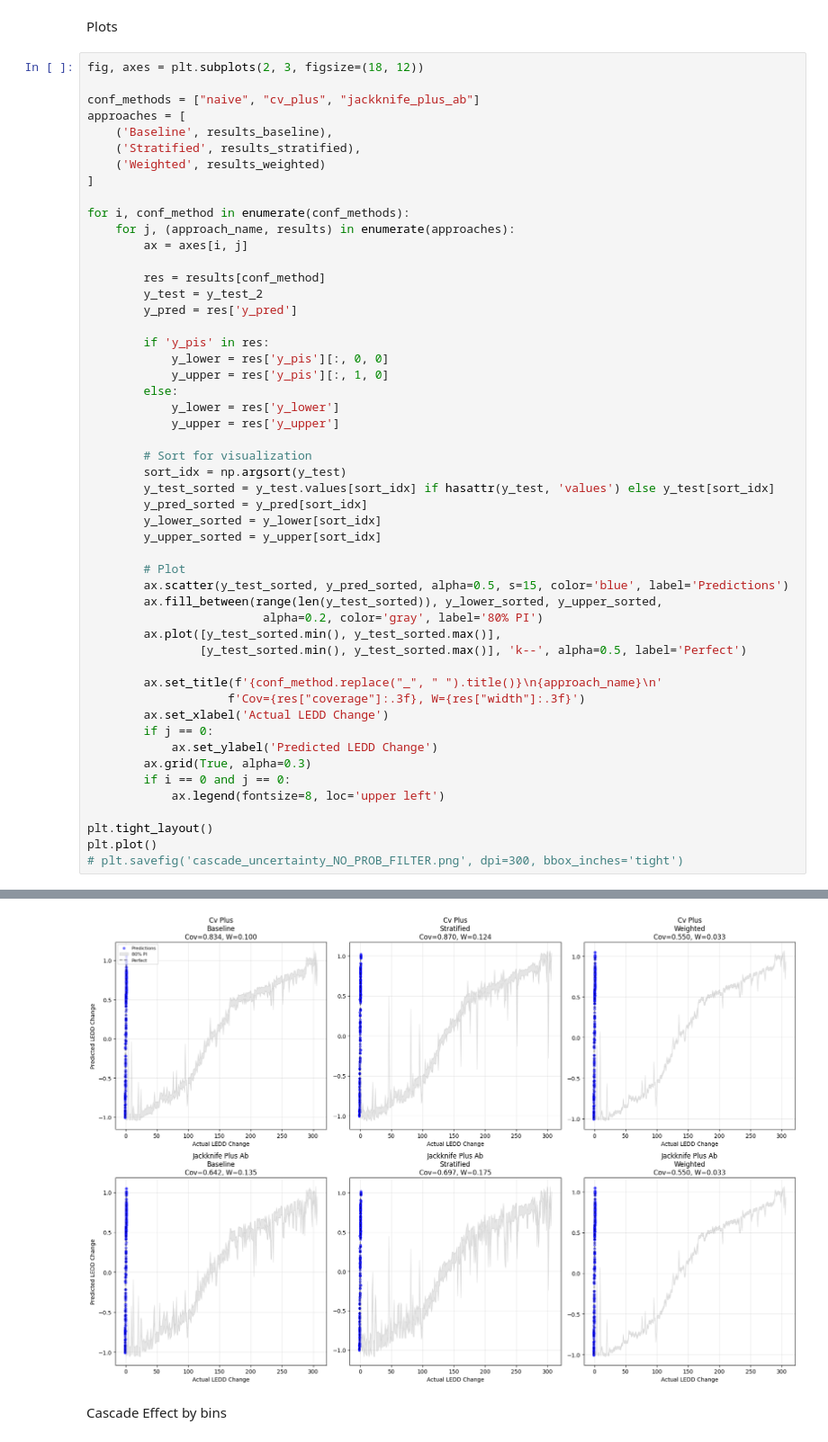
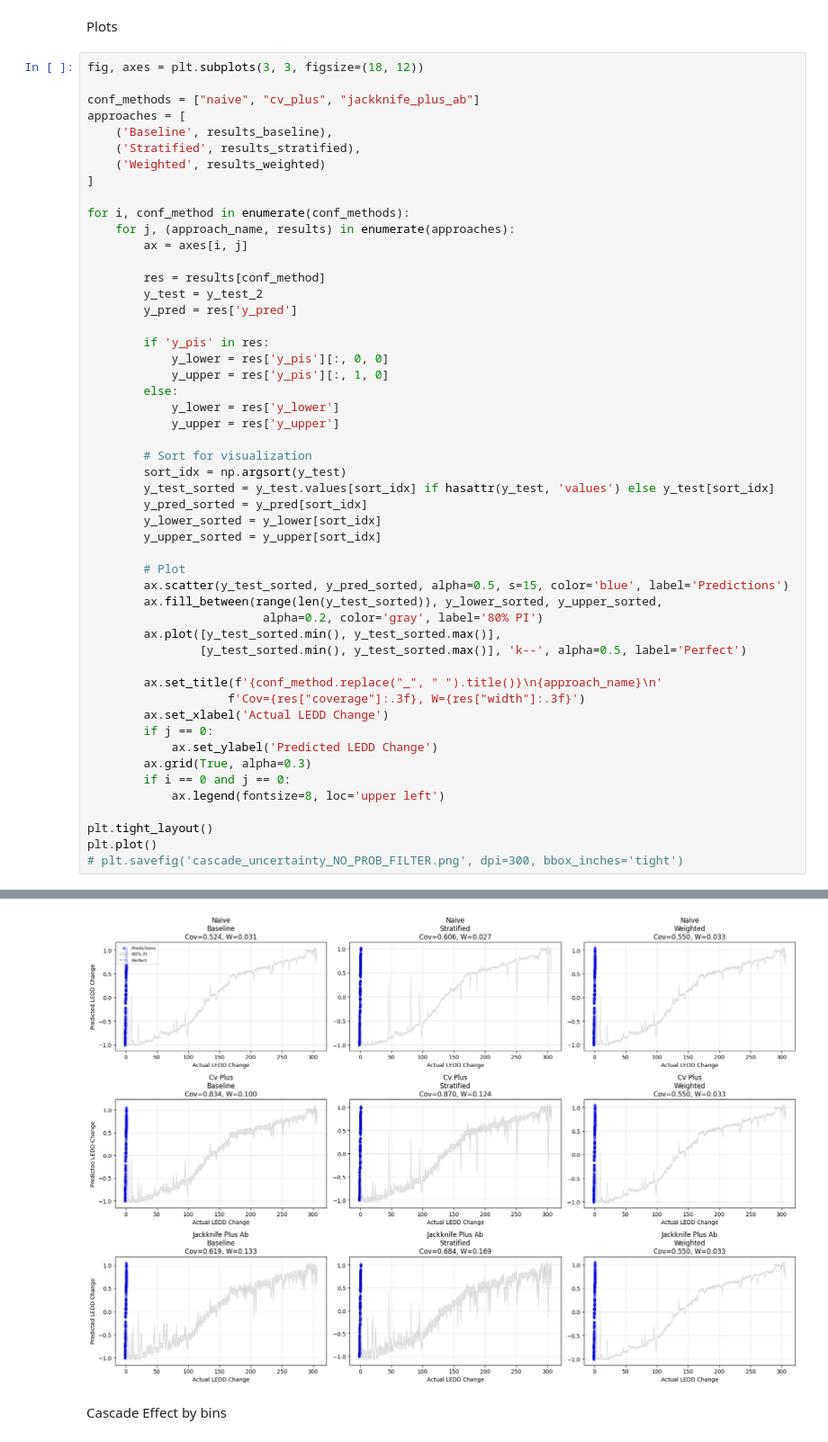
Before and after one commit to rdiazrincon/cascade_conformal_pd, a Jupyter notebook: cascade_conformal_pd.ipynb, the cells around one changed output, grey strips where cells are left out. Shown at 90% size. Drawn from its saved outputs; the diff is of its cells as text.

```diff
--- a/cascade_conformal_pd.ipynb
+++ b/cascade_conformal_pd.ipynb
@@ -694,7 +677,7 @@ CV_PLUS Results:
 # %% [markdown]
 Plots
 # %%
-fig, axes = plt.subplots(2, 3, figsize=(18, 12))
+fig, axes = plt.subplots(3, 3, figsize=(18, 12))
 
 conf_methods = ["naive", "cv_plus", "jackknife_plus_ab"]
 approaches = [
@@ -752,4 +732,4 @@ Creating visualizations...
-[figure, old version]
+[figure, new version]
 # %% [markdown]
 Cascade Effect by bins
 # %%
```
Also changed, not shown: parts of 34 cells of this notebook.
